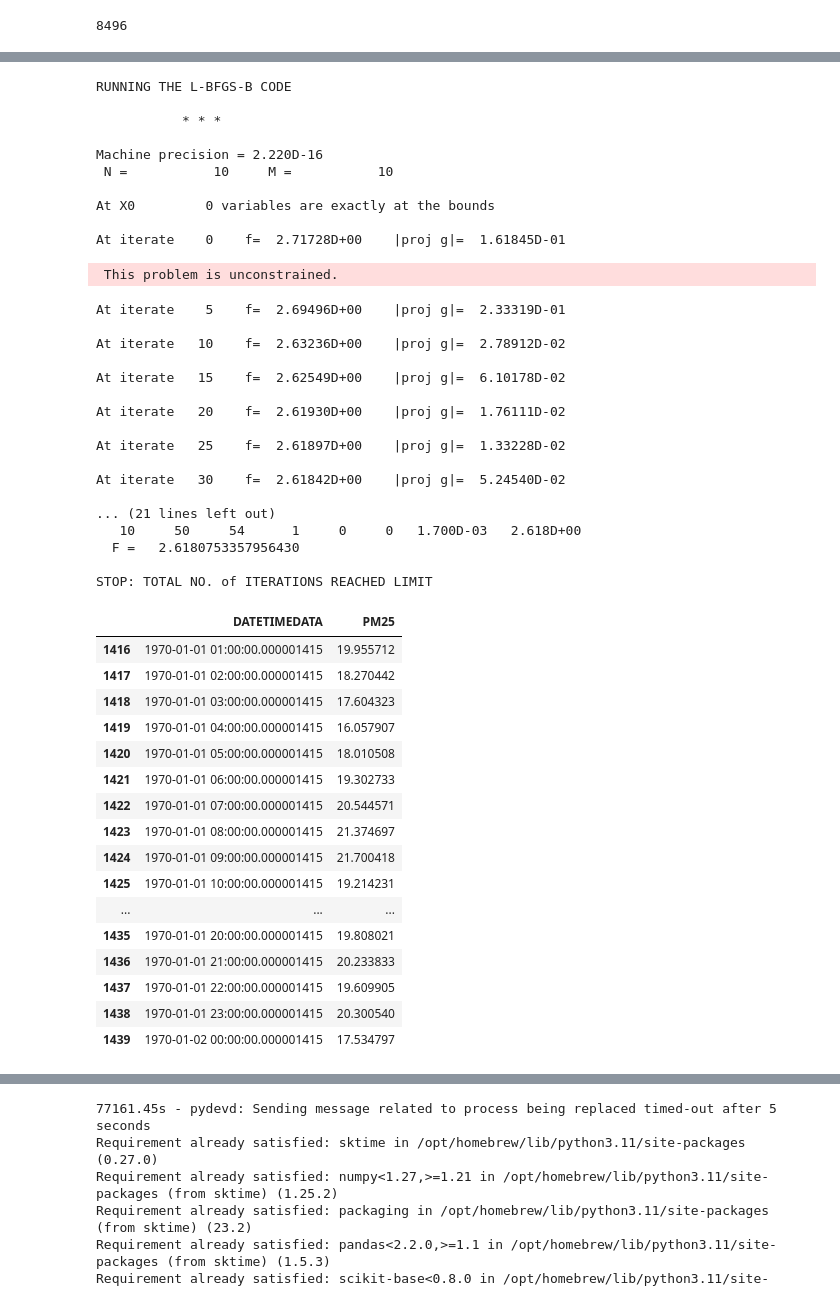
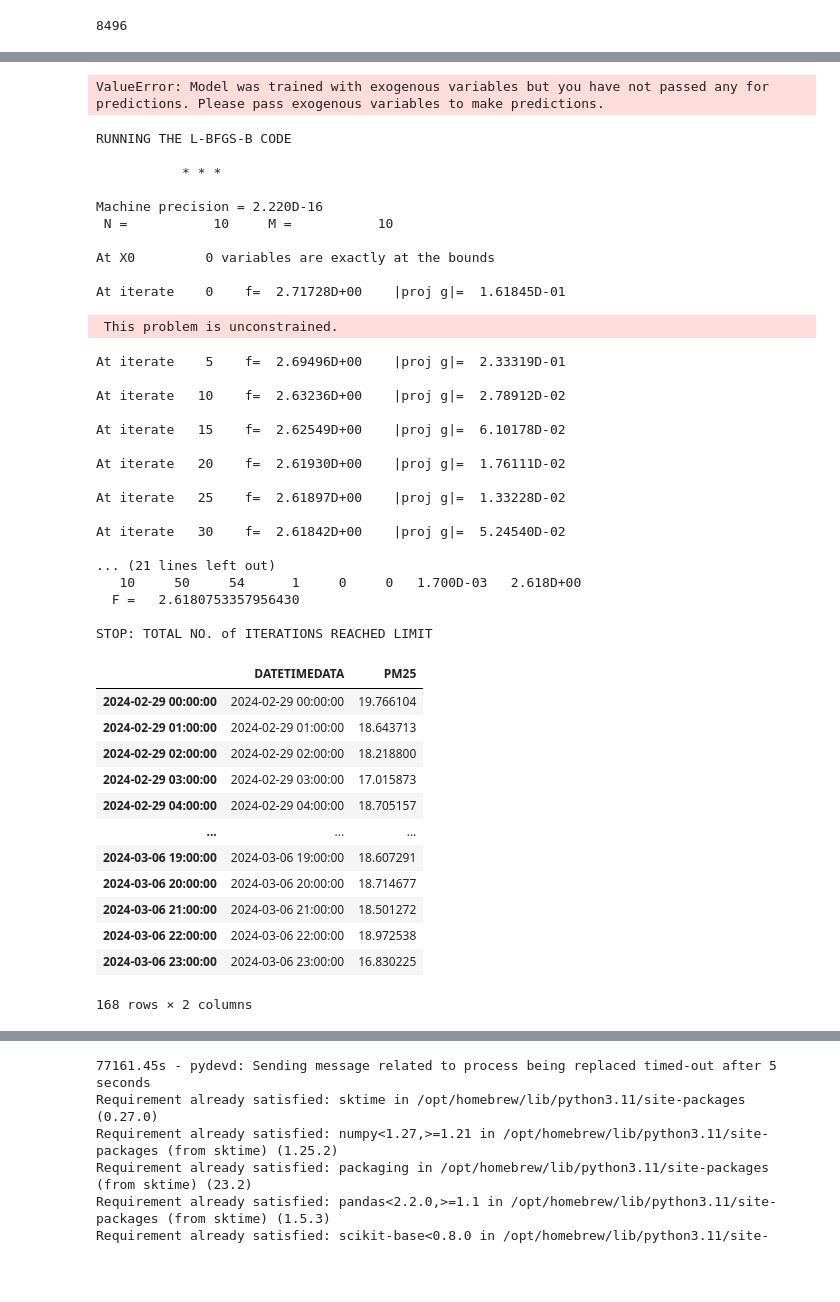
Before and after one commit to NUMNIMx/dash-pm-2.5, a Jupyter notebook: hatyai.ipynb, the cells around one changed output, grey strips where cells are left out. Drawn from its saved outputs; the diff is of its cells as text; code cells hidden in the pictures; blank space fills up the shorter version.

Commit message:
fix table

```diff
--- a/hatyai.ipynb
+++ b/hatyai.ipynb
@@ -231,5 +234,9 @@ holdout_pred
 # %%
 final_model = exp.finalize_model(tuned_ets)
+# %%
+exp.plot_model(final_model, plot='forecast', data_kwargs={'fh':168})
+# %% [output]
+ValueError: Model was trained with exogenous variables but you have not passed any for predictions. Please pass exogenous variables to make predictions.
 # %%
 import pandas as pd
 from statsmodels.tsa.statespace.sarimax import SARIMAX
@@ -243,7 +250,7 @@ model = SARIMAX(endog, exog=exog, order=(1, 0, 1), seasonal_order=(1, 1, 1, 24))
 result = model.fit()
 
 # Forecasting
-forecast_horizon = 24  # Forecast horizon of 24 hours
+forecast_horizon = 168  # Forecast horizon of 24 hours
 forecast = result.forecast(steps=forecast_horizon, exog=exog.iloc[-forecast_horizon:])
 
 # Extract the last datetime value from the train.csv DataFrame
@@ -259,46 +266,42 @@ forecast_df
 # %% [output]
 RUNNING THE L-BFGS-B CODE
 
            * * *
 
 Machine precision = 2.220D-16
  N =           10     M =           10
 
 At X0         0 variables are exactly at the bounds
 
 At iterate    0    f=  2.71728D+00    |proj g|=  1.61845D-01
  This problem is unconstrained.
 At iterate    5    f=  2.69496D+00    |proj g|=  2.33319D-01
 
 At iterate   10    f=  2.63236D+00    |proj g|=  2.78912D-02
 
 At iterate   15    f=  2.62549D+00    |proj g|=  6.10178D-02
 
 At iterate   20    f=  2.61930D+00    |proj g|=  1.76111D-02
 
 At iterate   25    f=  2.61897D+00    |proj g|=  1.33228D-02
 
 At iterate   30    f=  2.61842D+00    |proj g|=  5.24540D-02
 
 ... (21 lines left out)
    10     50     54      1     0     0   1.700D-03   2.618D+00
   F =   2.6180753357956430
 
 STOP: TOTAL NO. of ITERATIONS REACHED LIMIT
 |  | DATETIMEDATA | PM25 |
-| 1416 | 1970-01-01 01:00:00.000001415 | 19.955712 |
-| 1417 | 1970-01-01 02:00:00.000001415 | 18.270442 |
-| 1418 | 1970-01-01 03:00:00.000001415 | 17.604323 |
-| 1419 | 1970-01-01 04:00:00.000001415 | 16.057907 |
-| 1420 | 1970-01-01 05:00:00.000001415 | 18.010508 |
-| 1421 | 1970-01-01 06:00:00.000001415 | 19.302733 |
-| 1422 | 1970-01-01 07:00:00.000001415 | 20.544571 |
-| 1423 | 1970-01-01 08:00:00.000001415 | 21.374697 |
-| 1424 | 1970-01-01 09:00:00.000001415 | 21.700418 |
-| 1425 | 1970-01-01 10:00:00.000001415 | 19.214231 |
+| 2024-02-29 00:00:00 | 2024-02-29 00:00:00 | 19.766104 |
+| 2024-02-29 01:00:00 | 2024-02-29 01:00:00 | 18.643713 |
+| 2024-02-29 02:00:00 | 2024-02-29 02:00:00 | 18.218800 |
+| 2024-02-29 03:00:00 | 2024-02-29 03:00:00 | 17.015873 |
+| 2024-02-29 04:00:00 | 2024-02-29 04:00:00 | 18.705157 |
 | ... | ... | ... |
-| 1435 | 1970-01-01 20:00:00.000001415 | 19.808021 |
-| 1436 | 1970-01-01 21:00:00.000001415 | 20.233833 |
-| 1437 | 1970-01-01 22:00:00.000001415 | 19.609905 |
-| 1438 | 1970-01-01 23:00:00.000001415 | 20.300540 |
-| 1439 | 1970-01-02 00:00:00.000001415 | 17.534797 |
+| 2024-03-06 19:00:00 | 2024-03-06 19:00:00 | 18.607291 |
+| 2024-03-06 20:00:00 | 2024-03-06 20:00:00 | 18.714677 |
+| 2024-03-06 21:00:00 | 2024-03-06 21:00:00 | 18.501272 |
+| 2024-03-06 22:00:00 | 2024-03-06 22:00:00 | 18.972538 |
+| 2024-03-06 23:00:00 | 2024-03-06 23:00:00 | 16.830225 |
+168 rows × 2 columns
```
Also changed, not shown: parts of 11 cells of this notebook, 3 other files.
